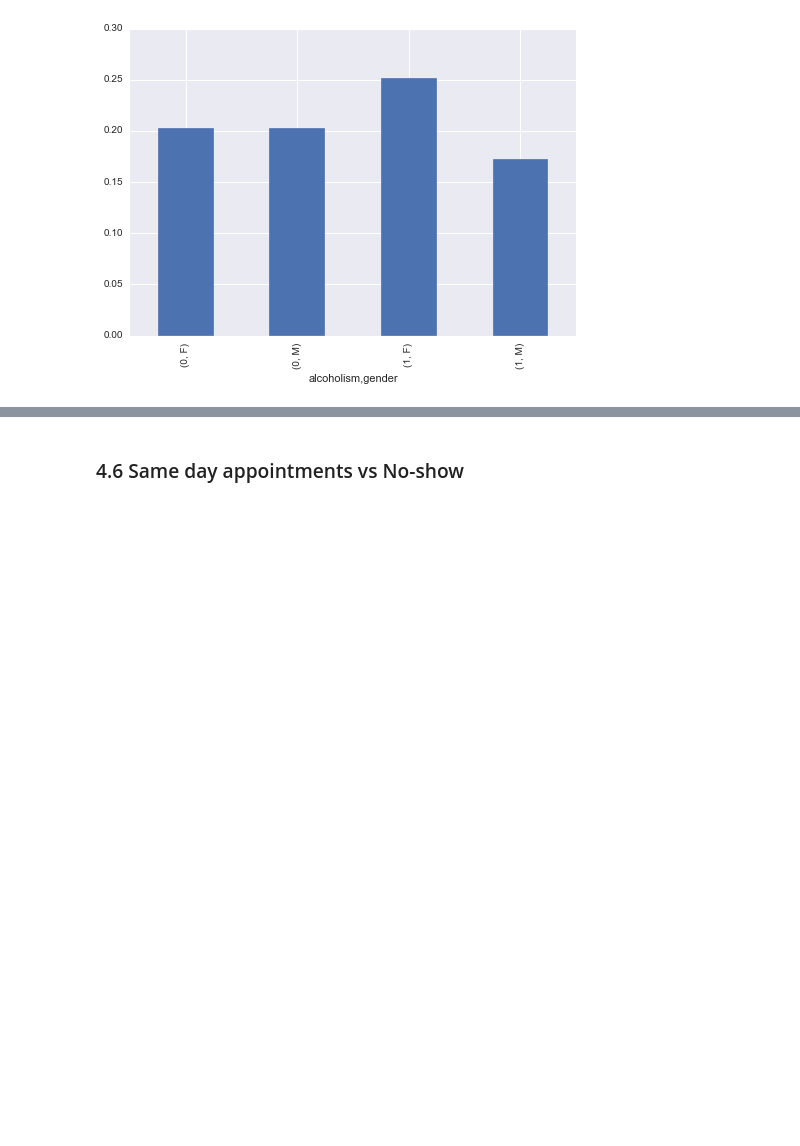
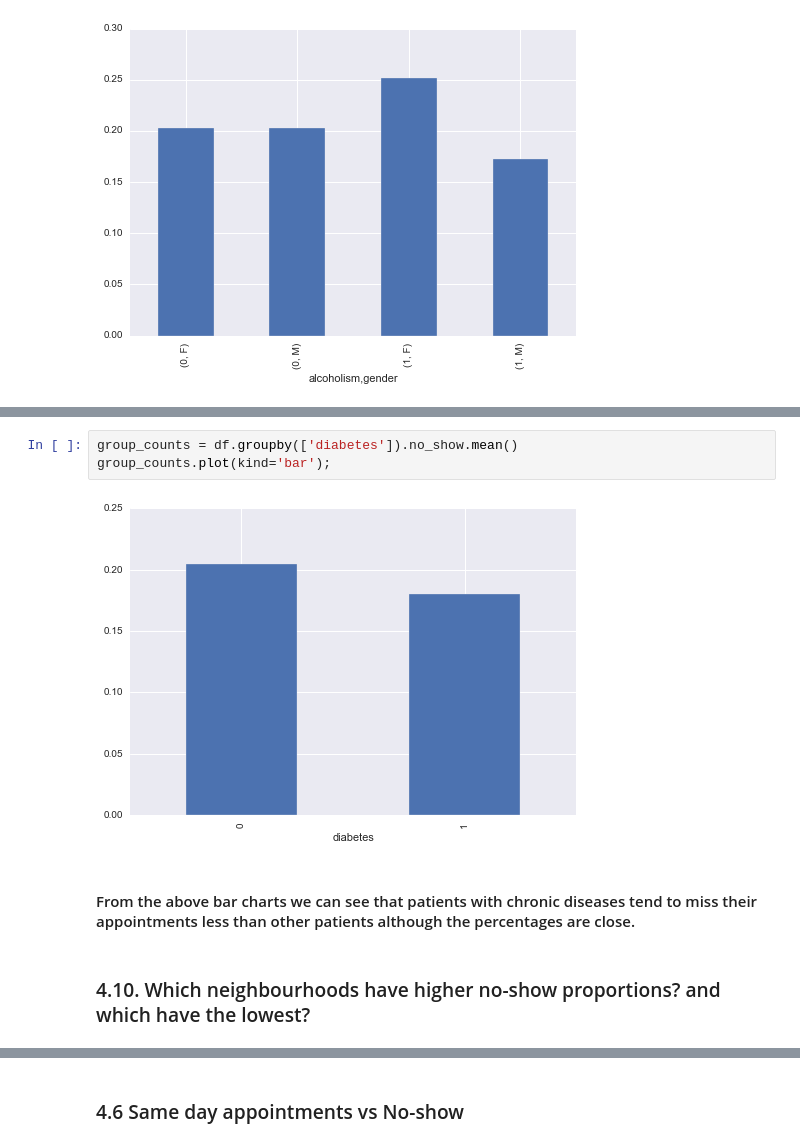
Before and after one commit to walidsi/Udacity_ADA, a Jupyter notebook: No_Show_Appointments_Analysis.ipynb, the cells around one changed output, grey strips where cells are left out. Saved outputs shown, nothing was run; the diff lists cells and outputs as text; blank space fills up the shorter version.

```diff
--- a/No_Show_Appointments_Analysis.ipynb
+++ b/No_Show_Appointments_Analysis.ipynb
@@ -447,0 +455,9 @@ group_counts.plot(kind='bar');
+# %%
+group_counts = df.groupby(['diabetes']).no_show.mean()
+group_counts.plot(kind='bar');
+# %% [output]
+[figure, added]
+# %% [markdown]
+#### From the above bar charts we can see that patients with chronic diseases tend to miss their appointments less than other patients although the percentages are close.
+# %% [markdown]
+###  4.10. Which neighbourhoods have higher no-show proportions? and which have the lowest?
```
Also changed, not shown: parts of 12 cells of this notebook.
